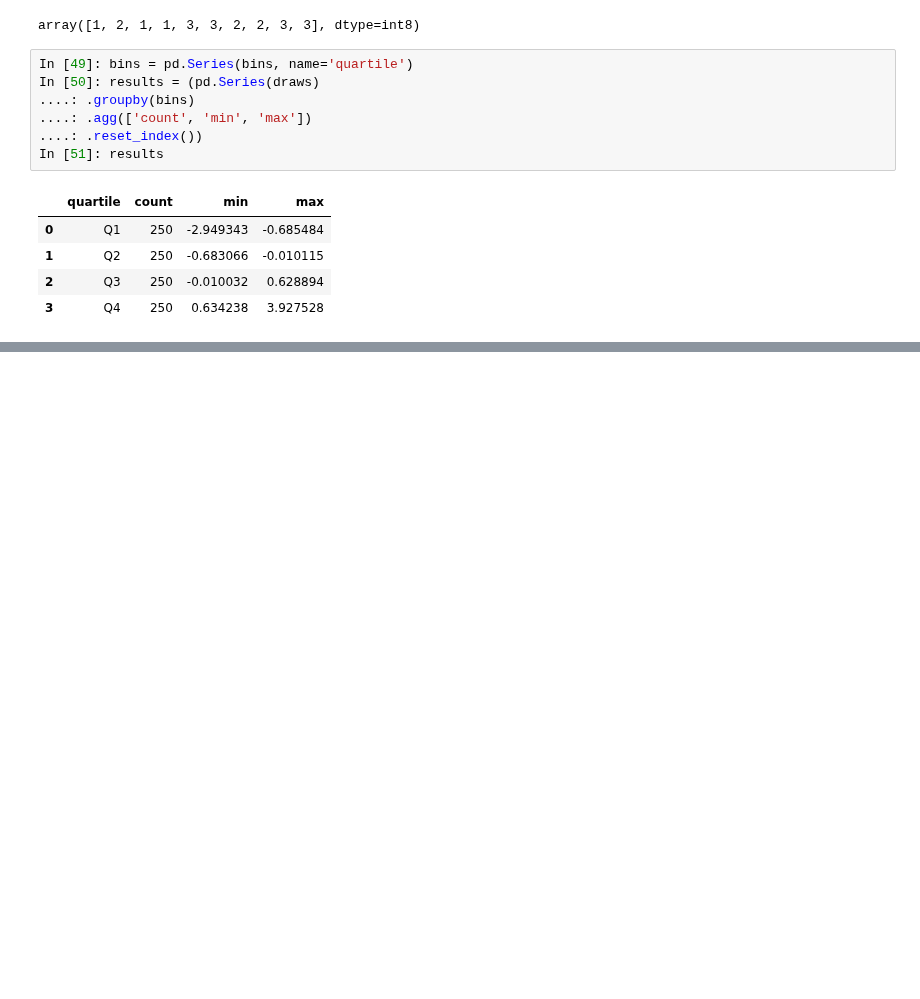
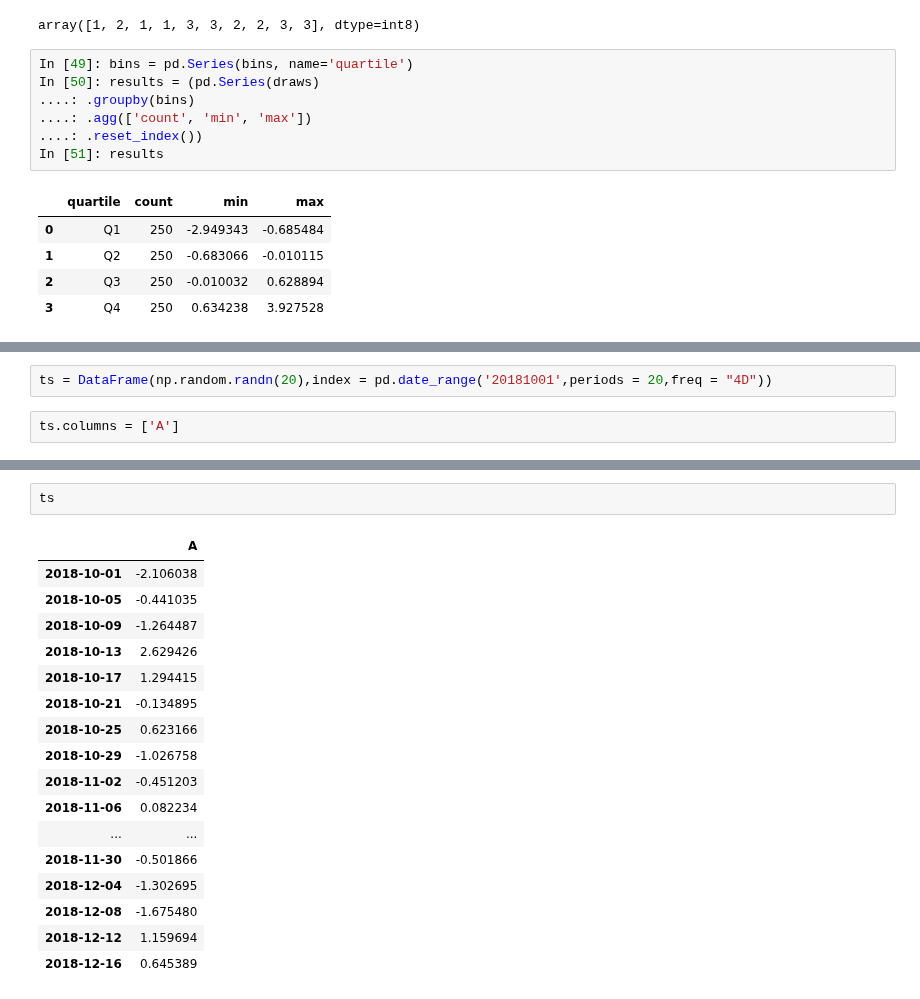
Before and after one commit to ajun5118/pandas_zj, a Jupyter notebook: studay2.ipynb, the cells around one changed output, grey strips where cells are left out. Cells and saved outputs as stored; diff of their text form; blank space fills up the shorter version.

```diff
--- a/studay2.ipynb
+++ b/studay2.ipynb
@@ -122,0 +149,4 @@ In [51]: results
+# %%
+ts = DataFrame(np.random.randn(20),index = pd.date_range('20181001',periods = 20,freq = "4D"))
+# %%
+ts.columns = ['A']
@@ -122,0 +160,20 @@ In [51]: results
+# %%
+ts
+# %% [output]
+|  | A |
+| 2018-10-01 | -2.106038 |
+| 2018-10-05 | -0.441035 |
+| 2018-10-09 | -1.264487 |
+| 2018-10-13 | 2.629426 |
+| 2018-10-17 | 1.294415 |
+| 2018-10-21 | -0.134895 |
+| 2018-10-25 | 0.623166 |
+| 2018-10-29 | -1.026758 |
+| 2018-11-02 | -0.451203 |
+| 2018-11-06 | 0.082234 |
+| ... | ... |
+| 2018-11-30 | -0.501866 |
+| 2018-12-04 | -1.302695 |
+| 2018-12-08 | -1.675480 |
+| 2018-12-12 | 1.159694 |
+| 2018-12-16 | 0.645389 |
```
Also changed, not shown: parts of 19 cells of this notebook.
